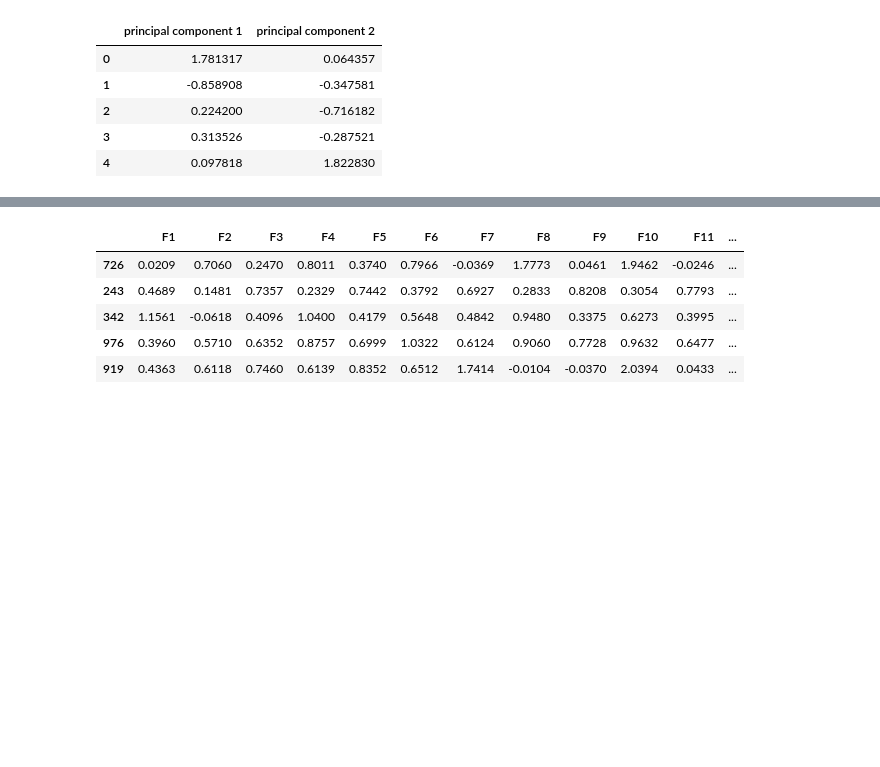
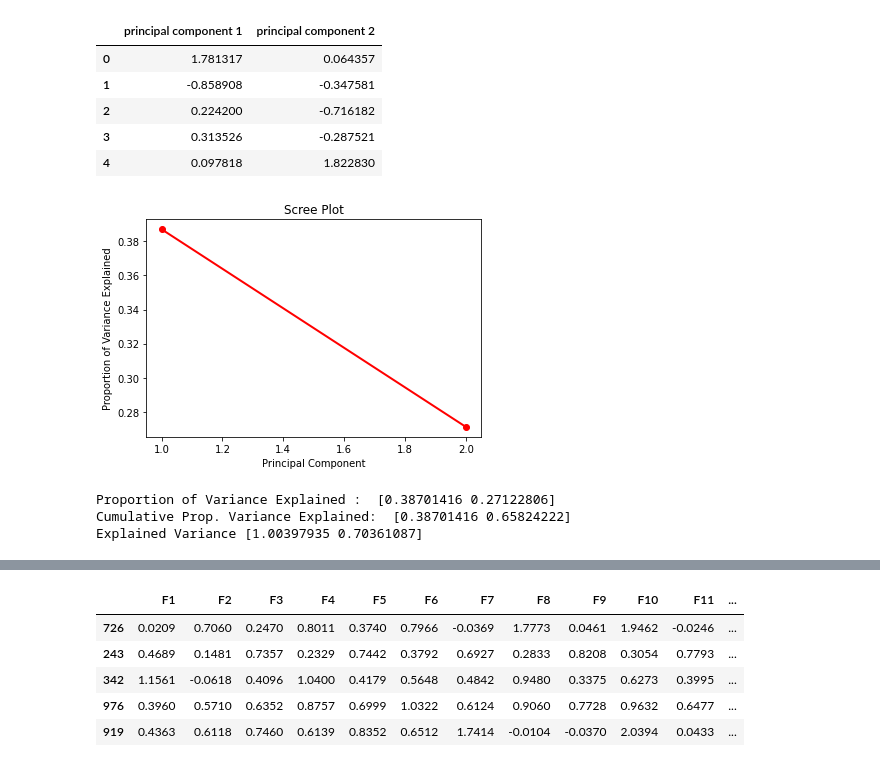
Before and after one commit to AVI18794/Machine--Learning-, a Jupyter notebook: Assignment.ipynb, the cells around one changed output, grey strips where cells are left out. Cells and saved outputs as stored; diff of their text form; code cells hidden in the pictures; blank space fills up the shorter version.

```diff
--- a/Assignment.ipynb
+++ b/Assignment.ipynb
@@ -159,3 +159,27 @@ principalDf.head()
 | 2 | 0.224200 | -0.716182 |
 | 3 | 0.313526 | -0.287521 |
 | 4 | 0.097818 | 1.822830 |
+# %%
+import numpy as np
+import matplotlib
+import matplotlib.pyplot as plt
+
+PC_values = np.arange(pca.n_components_) + 1
+plt.plot(PC_values, pca.explained_variance_ratio_, 'ro-', linewidth=2)
+plt.title('Scree Plot')
+plt.xlabel('Principal Component')
+plt.ylabel('Proportion of Variance Explained')
+plt.show()
+# %% [output]
+[figure, added]
+# %%
+print ("Proportion of Variance Explained : ", pca.explained_variance_ratio_)
+
+out_sum = np.cumsum(pca.explained_variance_ratio_)
+print ("Cumulative Prop. Variance Explained: ", out_sum)
+
+print("Explained Variance" ,pca.explained_variance_)
+# %% [output]
+Proportion of Variance Explained :  [0.38701416 0.27122806]
+Cumulative Prop. Variance Explained:  [0.38701416 0.65824222]
+Explained Variance [1.00397935 0.70361087]
```
Also changed, not shown: parts of 3 cells of this notebook.
